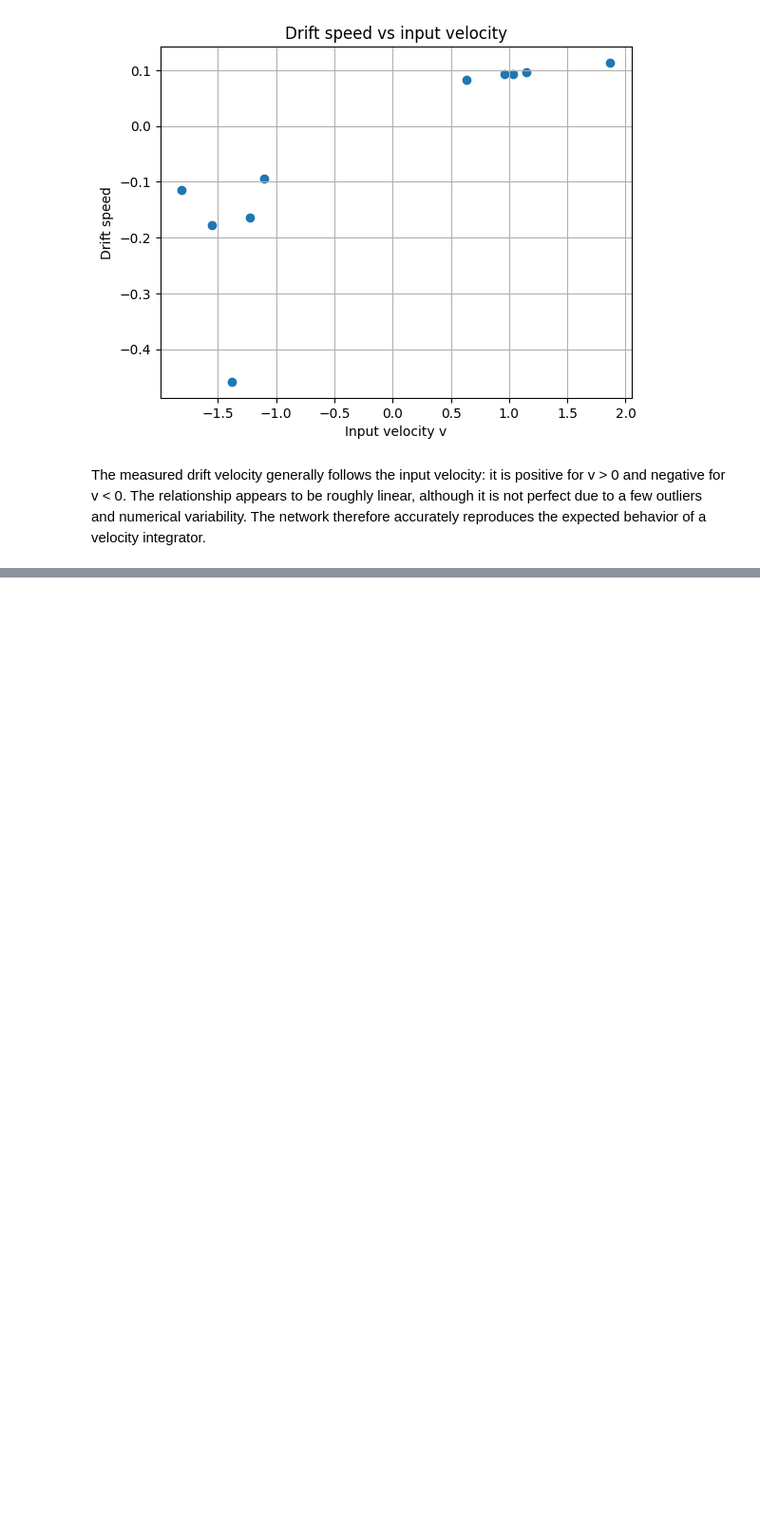
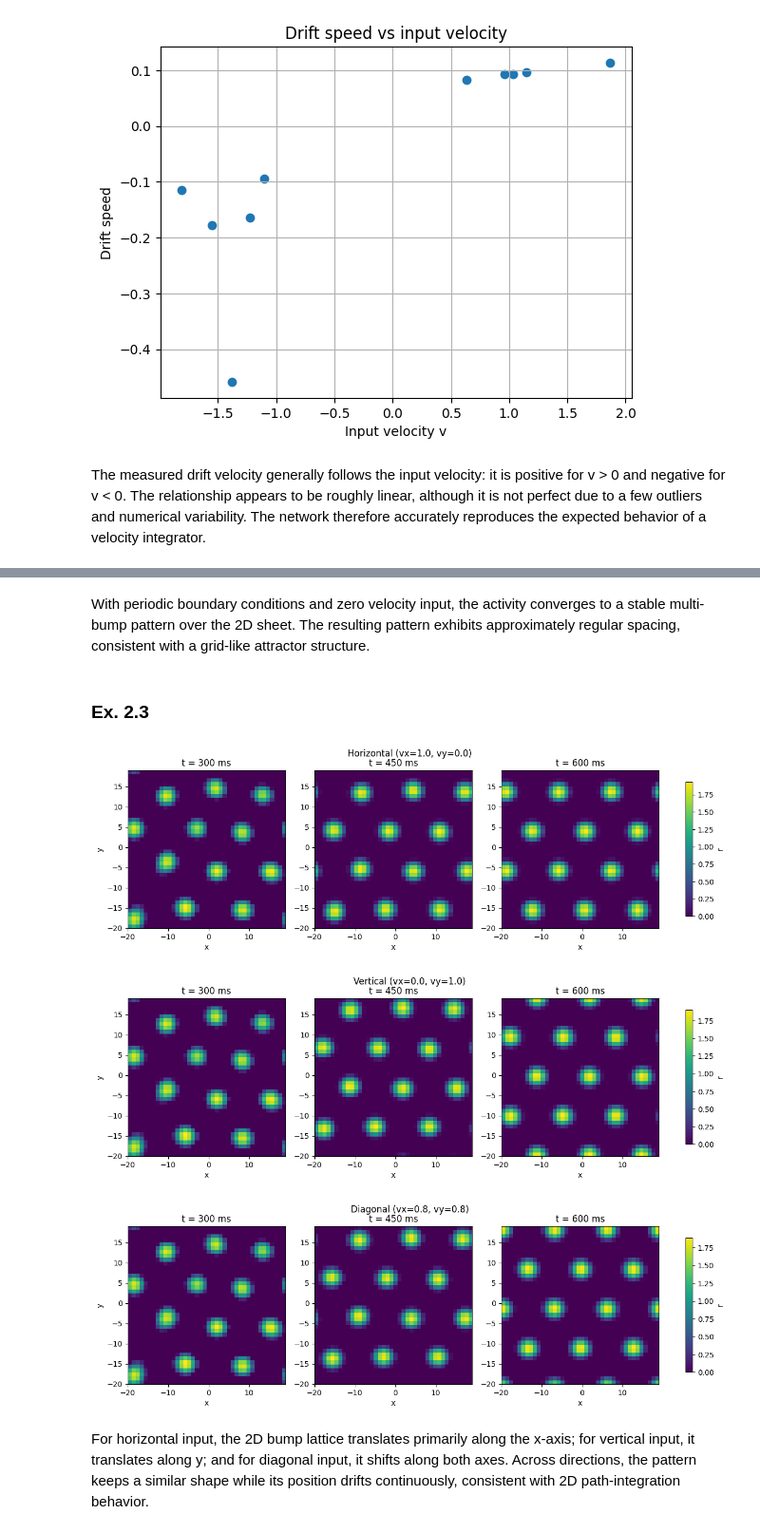
Before and after one commit to Noaemien/neural_dyn_proj, a Jupyter notebook: Exercises.ipynb, the cells around one changed output, grey strips where cells are left out. Shown: that part at 95% size. Saved outputs shown, nothing was run; the diff lists cells and outputs as text; code cells hidden in the pictures; blank space fills up the shorter version.

```diff
--- a/Exercises.ipynb
+++ b/Exercises.ipynb
@@ -276,0 +382,41 @@ The measured drift velocity generally follows the input velocity: it is positive
+# %% [markdown]
+With periodic boundary conditions and zero velocity input, the activity converges to a stable multi-bump pattern over the 2D sheet. The resulting pattern exhibits approximately regular spacing, consistent with a grid-like attractor structure.
+# %% [markdown]
+### Ex. 2.3
+# %%
+def run_direction_trial(vx_const, vy_const, pre_ms=300, move_ms=300):
+    n_pre = int(pre_ms / dt2)
+    n_move = int(move_ms / dt2)
+    vx_t = np.concatenate([np.zeros(n_pre), np.full(n_move, vx_const)])
+    vy_t = np.concatenate([np.zeros(n_pre), np.full(n_move, vy_const)])
+    r_hist = run_2d_grid(vx_t, vy_t, seed=67)
+    return r_hist, [n_pre, n_pre + n_move // 2, n_pre + n_move - 1]
+
+trials = [
+    (1, 0, "Horizontal (vx=1.0, vy=0.0)"),
+    (0, 1, "Vertical (vx=0.0, vy=1.0)"),
+    (0.8, 0.8, "Diagonal (vx=0.8, vy=0.8)"),
+]
+
+for vx_c, vy_c, title in trials:
+    r_hist, ts = run_direction_trial(vx_c, vy_c, pre_ms=300, move_ms=300)
+
+    fig, axes = plt.subplots(1, 3, figsize=(12, 3.8), constrained_layout=True)
+    for ax, t_idx, t_lab in zip(axes, ts, [300, 450, 600]):
+        im = ax.imshow(
+            r_hist[t_idx],
+            origin="lower",
+            extent=(x2.min(), x2.max(), x2.min(), x2.max()),
+        )
+        ax.set_title(f"t = {t_lab} ms")
+        ax.set_xlabel("x")
+    axes[0].set_ylabel("y")
+    fig.suptitle(title)
+    fig.colorbar(im, ax=axes, shrink=0.85, label="r")
+    plt.show()
+# %% [output]
+[figure, added]
+[figure, added]
+[figure, added]
+# %% [markdown]
+For horizontal input, the 2D bump lattice translates primarily along the x-axis; for vertical input, it translates along y; and for diagonal input, it shifts along both axes. Across directions, the pattern keeps a similar shape while its position drifts continuously, consistent with 2D path-integration behavior.
```
Also changed, not shown: parts of 10 cells of this notebook.
